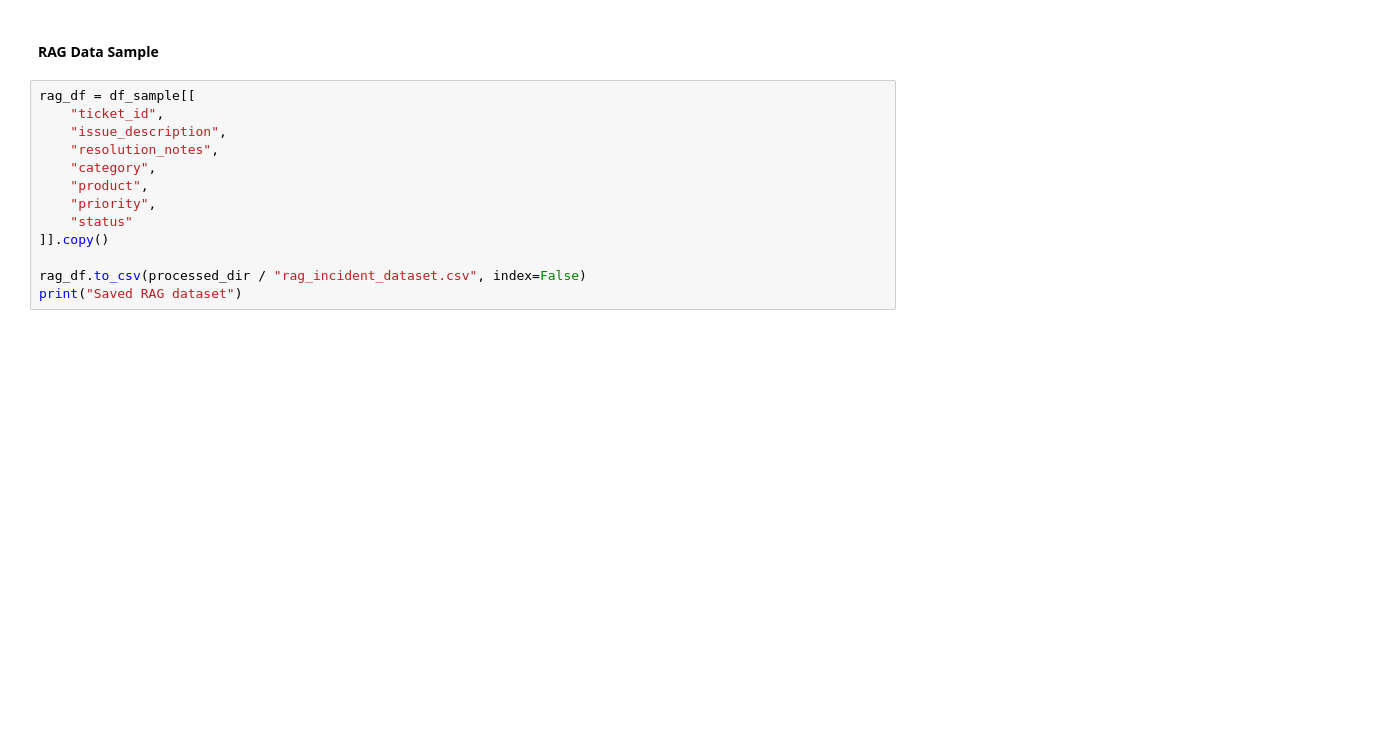
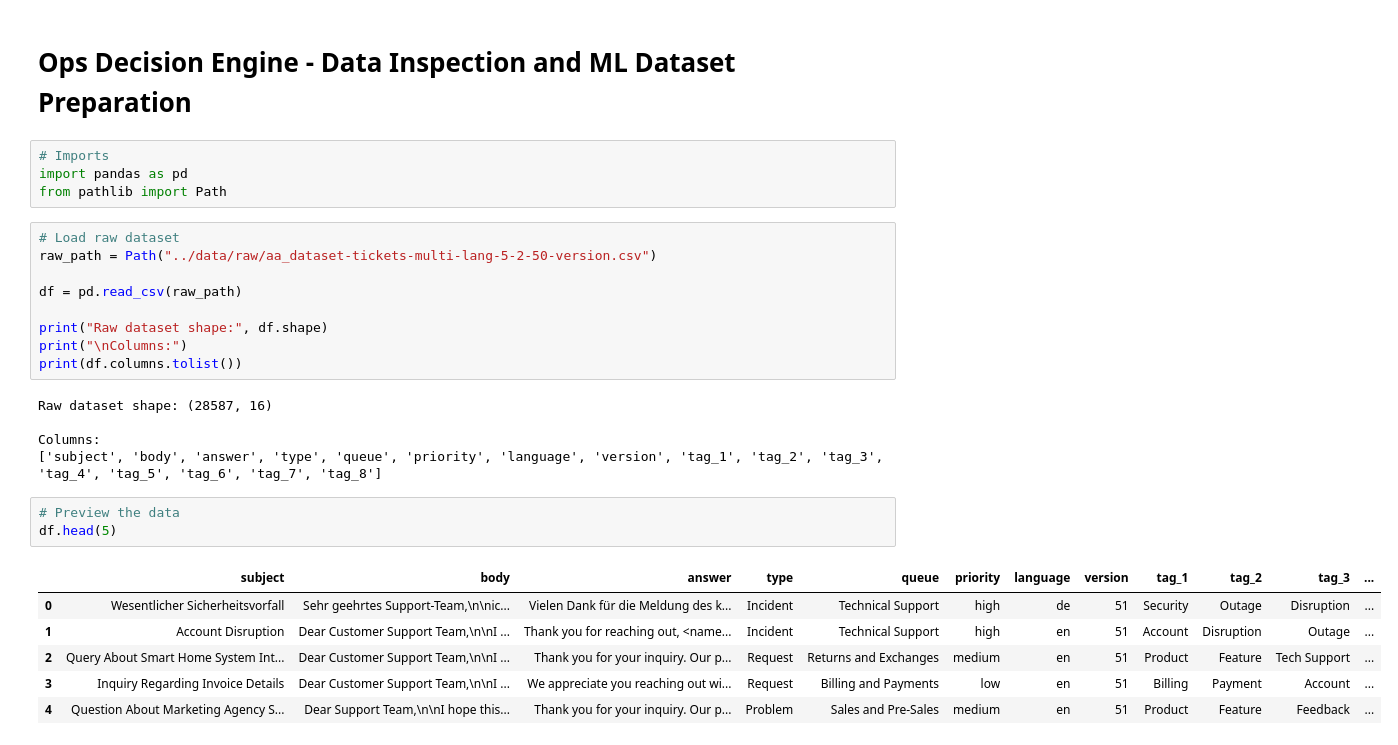
Before and after one commit to akhilsanjay007/OPS-Decision-Engine, a Jupyter notebook: notebooks/01_data_inspection.ipynb, the cells around one changed output. Cells and saved outputs as stored; diff of their text form; blank space fills up the shorter version.

Commit message:
update saved notebooks

```diff
--- a/notebooks/01_data_inspection.ipynb
+++ b/notebooks/01_data_inspection.ipynb
@@ -227,15 +1,30 @@ OSError: Cannot save file into a non-existent directory: 'data\processed'
-# %% [markdown]
-#### RAG Data Sample
-# %%
-rag_df = df_sample[[
-    "ticket_id",
-    "issue_description",
-    "resolution_notes",
-    "category",
-    "product",
-    "priority",
-    "status"
-]].copy()
-
-rag_df.to_csv(processed_dir / "rag_incident_dataset.csv", index=False)
-print("Saved RAG dataset")
+# %% [markdown]
+# Ops Decision Engine - Data Inspection and ML Dataset Preparation
+# %%
+# Imports
+import pandas as pd
+from pathlib import Path
+# %%
+# Load raw dataset
+raw_path = Path("../data/raw/aa_dataset-tickets-multi-lang-5-2-50-version.csv")
+
+df = pd.read_csv(raw_path)
+
+print("Raw dataset shape:", df.shape)
+print("\nColumns:")
+print(df.columns.tolist())
+# %% [output]
+Raw dataset shape: (28587, 16)
+
+Columns:
+['subject', 'body', 'answer', 'type', 'queue', 'priority', 'language', 'version', 'tag_1', 'tag_2', 'tag_3', 'tag_4', 'tag_5', 'tag_6', 'tag_7', 'tag_8']
+# %%
+# Preview the data
+df.head(5)
+# %% [output]
+|  | subject | body | answer | type | queue | priority | language | version | tag_1 | tag_2 | tag_3 | ... |
+| 0 | Wesentlicher Sicherheitsvorfall | Sehr geehrtes Support-Team,\n\nic... | Vielen Dank für die Meldung des k... | Incident | Technical Support | high | de | 51 | Security | Outage | Disruption | ... |
+| 1 | Account Disruption | Dear Customer Support Team,\n\nI ... | Thank you for reaching out, <name... | Incident | Technical Support | high | en | 51 | Account | Disruption | Outage | ... |
+| 2 | Query About Smart Home System Int... | Dear Customer Support Team,\n\nI ... | Thank you for your inquiry. Our p... | Request | Returns and Exchanges | medium | en | 51 | Product | Feature | Tech Support | ... |
+| 3 | Inquiry Regarding Invoice Details | Dear Customer Support Team,\n\nI ... | We appreciate you reaching out wi... | Request | Billing and Payments | low | en | 51 | Billing | Payment | Account | ... |
+| 4 | Question About Marketing Agency S... | Dear Support Team,\n\nI hope this... | Thank you for your inquiry. Our p... | Problem | Sales and Pre-Sales | medium | en | 51 | Product | Feature | Feedback | ... |
```
Also changed, not shown: parts of 31 cells of this notebook, 2 other files.
